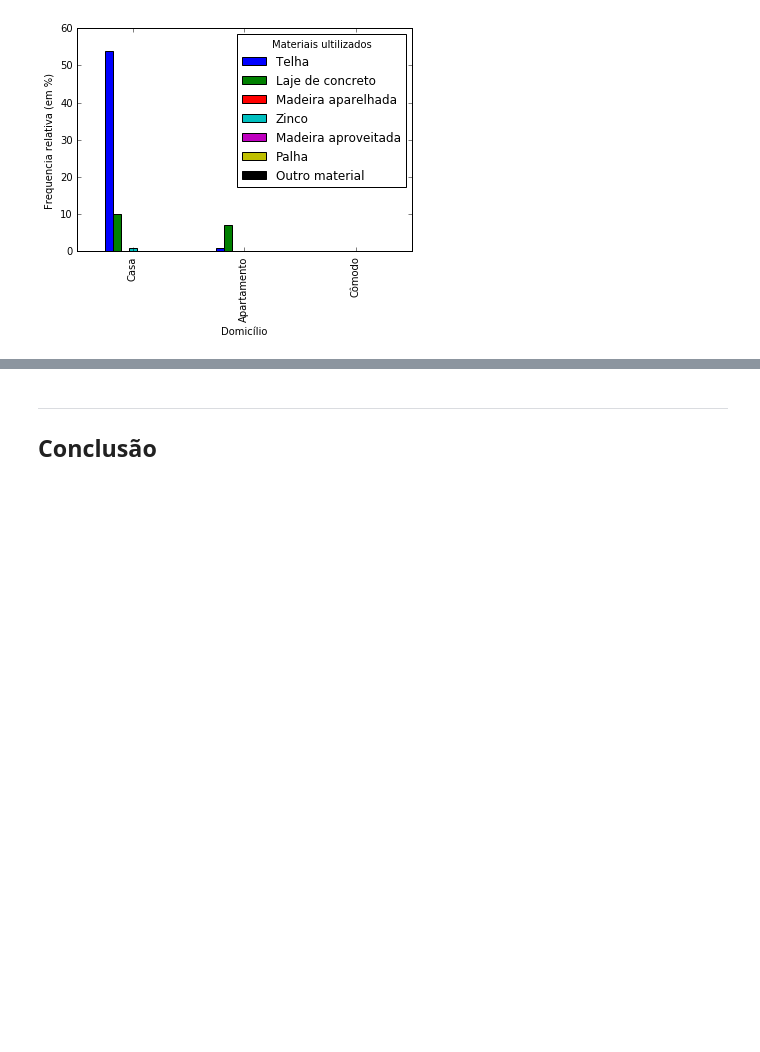
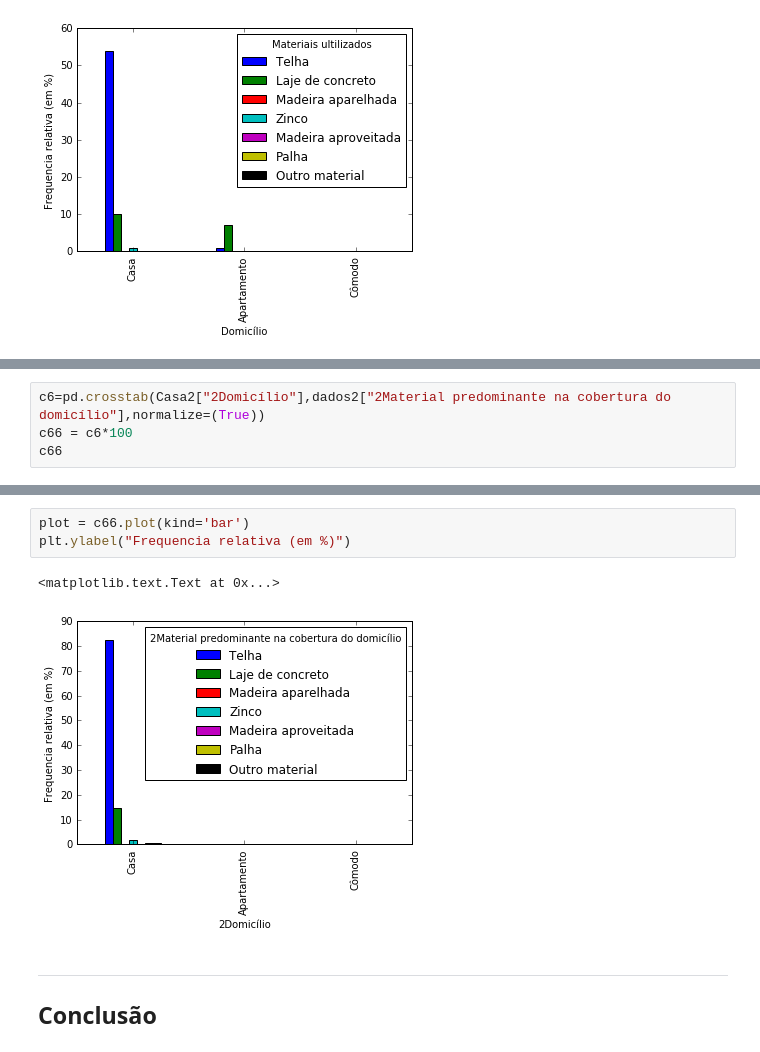
Before and after one commit to brunodratcu/CD1S17, a Jupyter notebook: Projeto1/Projeto1 Layout.ipynb, the cells around one changed output, grey strips where cells are left out. Saved outputs shown, nothing was run; the diff lists cells and outputs as text; blank space fills up the shorter version.

```diff
--- a/Projeto1/Projeto1 Layout.ipynb
+++ b/Projeto1/Projeto1 Layout.ipynb
@@ -584,0 +558,4 @@ plt.show()
+# %%
+c6=pd.crosstab(Casa2["2Domicílio"],dados2["2Material predominante na cobertura do domicílio"],normalize=(True))
+c66 = c6*100
+c66
@@ -585,3 +568,9 @@ plt.show()
+# %%
+plot = c66.plot(kind='bar')
+plt.ylabel("Frequencia relativa (em %)")
+# %% [output]
+<matplotlib.text.Text at 0x...>
+[figure, added]
 # %% [markdown]
 ___
 ## Conclusão
```
Also changed, not shown: parts of 9 cells of this notebook.
